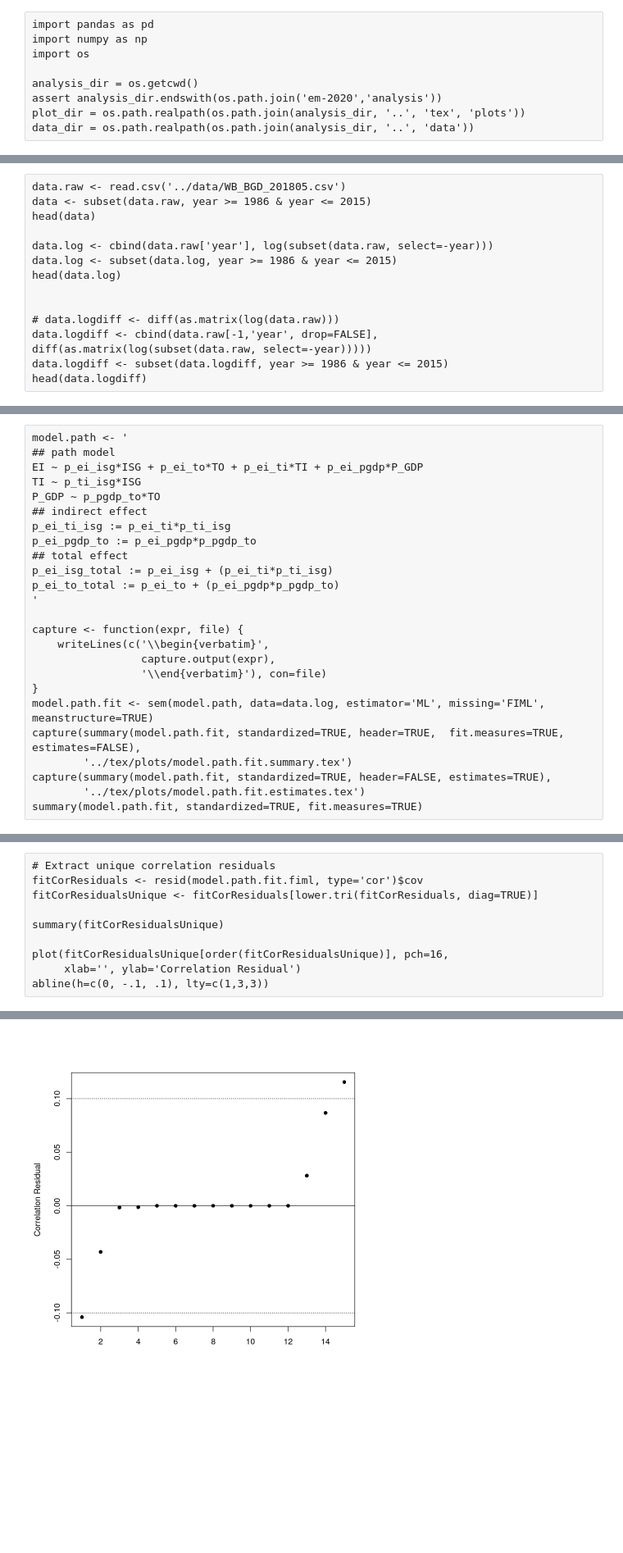
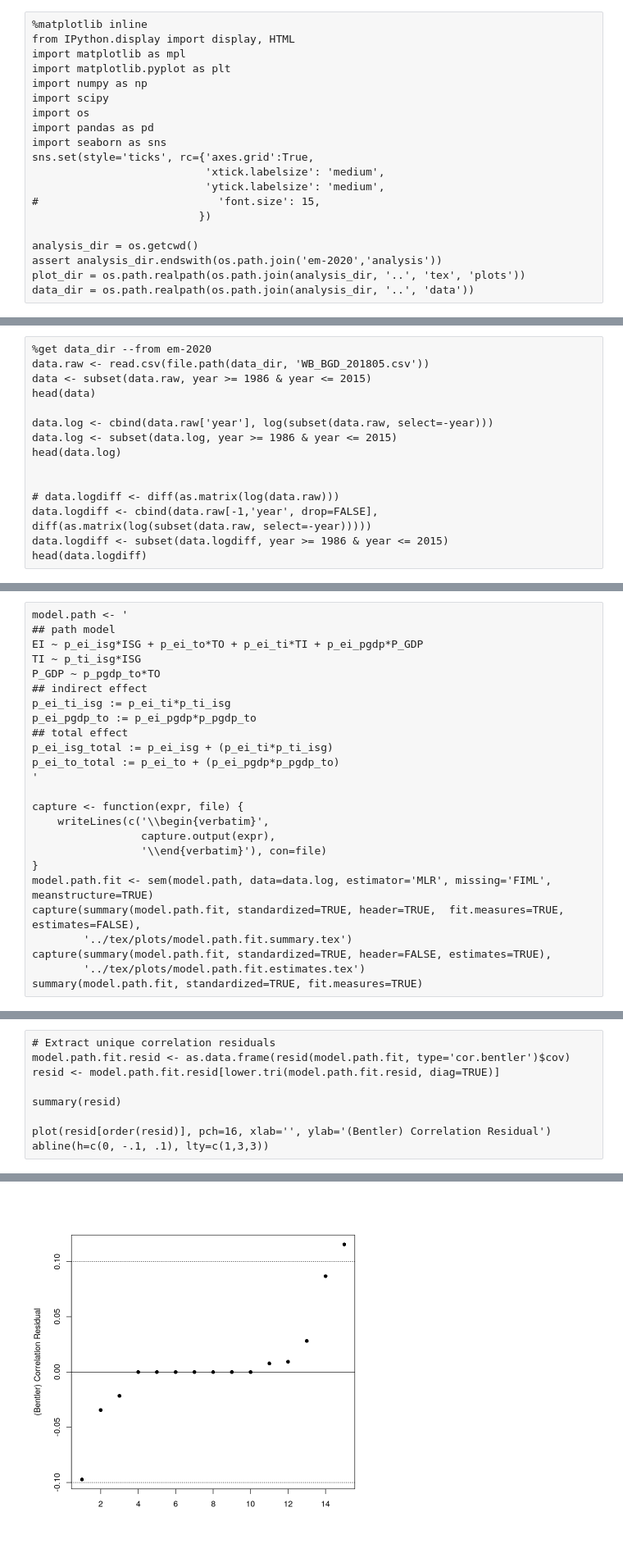
Before and after one commit to drakesiard/em-2020, a Jupyter notebook: analysis/2_original_path_model.ipynb, the cells around one changed output, grey strips where cells are left out. Shown at 82% size. Saved outputs shown, nothing was run; the diff lists cells and outputs as text; blank space fills up the shorter version.

Commit message:
Add correlation residuals and fit measures. Robust standard errors.

```diff
--- a/analysis/2_original_path_model.ipynb
+++ b/analysis/2_original_path_model.ipynb
@@ -1,9 +1,20 @@
 # %% [markdown]
 # 2. Reproduce the original model
 # %%
+%matplotlib inline
+from IPython.display import display, HTML
+import matplotlib as mpl
+import matplotlib.pyplot as plt
+import numpy as np
+import scipy
+import os
 import pandas as pd
-import numpy as np
-import os
+import seaborn as sns
+sns.set(style='ticks', rc={'axes.grid':True,
+                           'xtick.labelsize': 'medium',
+                           'ytick.labelsize': 'medium',
+#                            'font.size': 15,
+                          })
 
 analysis_dir = os.getcwd()
 assert analysis_dir.endswith(os.path.join('em-2020','analysis'))
@@ -18,7 +31,8 @@ library(MVN)
 library(Hmisc)
 })
 # %%
-data.raw <- read.csv('../data/WB_BGD_201805.csv')
+%get data_dir --from em-2020
+data.raw <- read.csv(file.path(data_dir, 'WB_BGD_201805.csv'))
 data <- subset(data.raw, year >= 1986 & year <= 2015)
 head(data)
 
@@ -166,7 +180,7 @@ capture <- function(expr, file) {
                  capture.output(expr),
                  '\\end{verbatim}'), con=file)
 }
-model.path.fit <- sem(model.path, data=data.log, estimator='ML', missing='FIML', meanstructure=TRUE)
+model.path.fit <- sem(model.path, data=data.log, estimator='MLR', missing='FIML', meanstructure=TRUE)
 capture(summary(model.path.fit, standardized=TRUE, header=TRUE,  fit.measures=TRUE, estimates=FALSE),
         '../tex/plots/model.path.fit.summary.tex')
 capture(summary(model.path.fit, standardized=TRUE, header=FALSE, estimates=TRUE),
@@ -283,12 +329,11 @@ Equation &      Coefficient &   Est. &  Est. (std.) &  S.E. (std.) & p-value & $
 # %%
 # Extract unique correlation residuals
-fitCorResiduals <- resid(model.path.fit.fiml, type='cor')$cov
-fitCorResidualsUnique <- fitCorResiduals[lower.tri(fitCorResiduals, diag=TRUE)]
+model.path.fit.resid <- as.data.frame(resid(model.path.fit, type='cor.bentler')$cov)
+resid <- model.path.fit.resid[lower.tri(model.path.fit.resid, diag=TRUE)]
 
-summary(fitCorResidualsUnique)
+summary(resid)
 
-plot(fitCorResidualsUnique[order(fitCorResidualsUnique)], pch=16,
-     xlab='', ylab='Correlation Residual')
+plot(resid[order(resid)], pch=16, xlab='', ylab='(Bentler) Correlation Residual')
 abline(h=c(0, -.1, .1), lty=c(1,3,3))
 # %% [output]
       Min.    1st Qu.     Median       Mean    3rd Qu.       Max.
@@ -296 +341 @@ abline(h=c(0, -.1, .1), lty=c(1,3,3))
-[figure, old version]
+[figure, new version]
```
Also changed, not shown: parts of 12 cells of this notebook, 4 other files.
